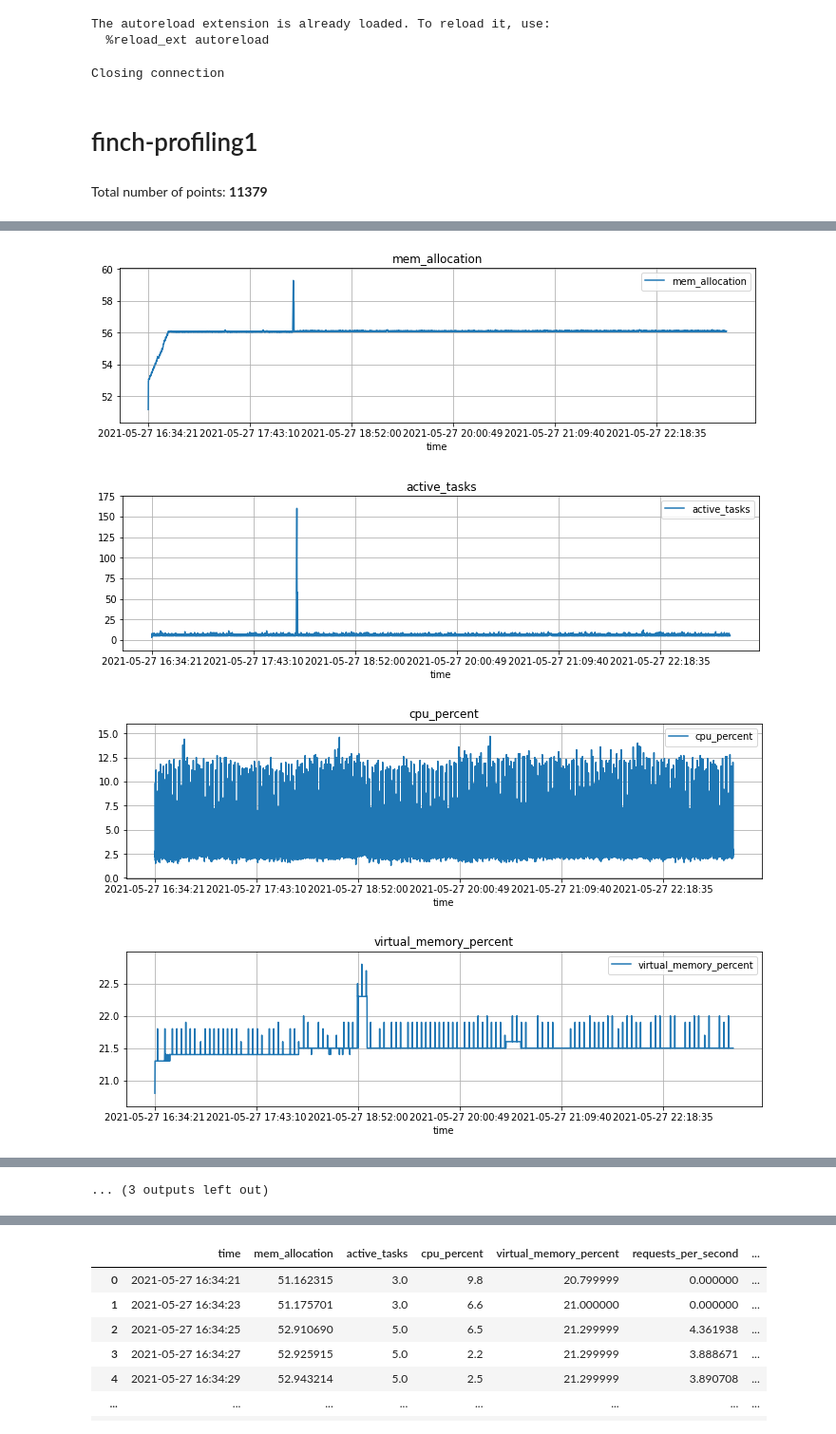
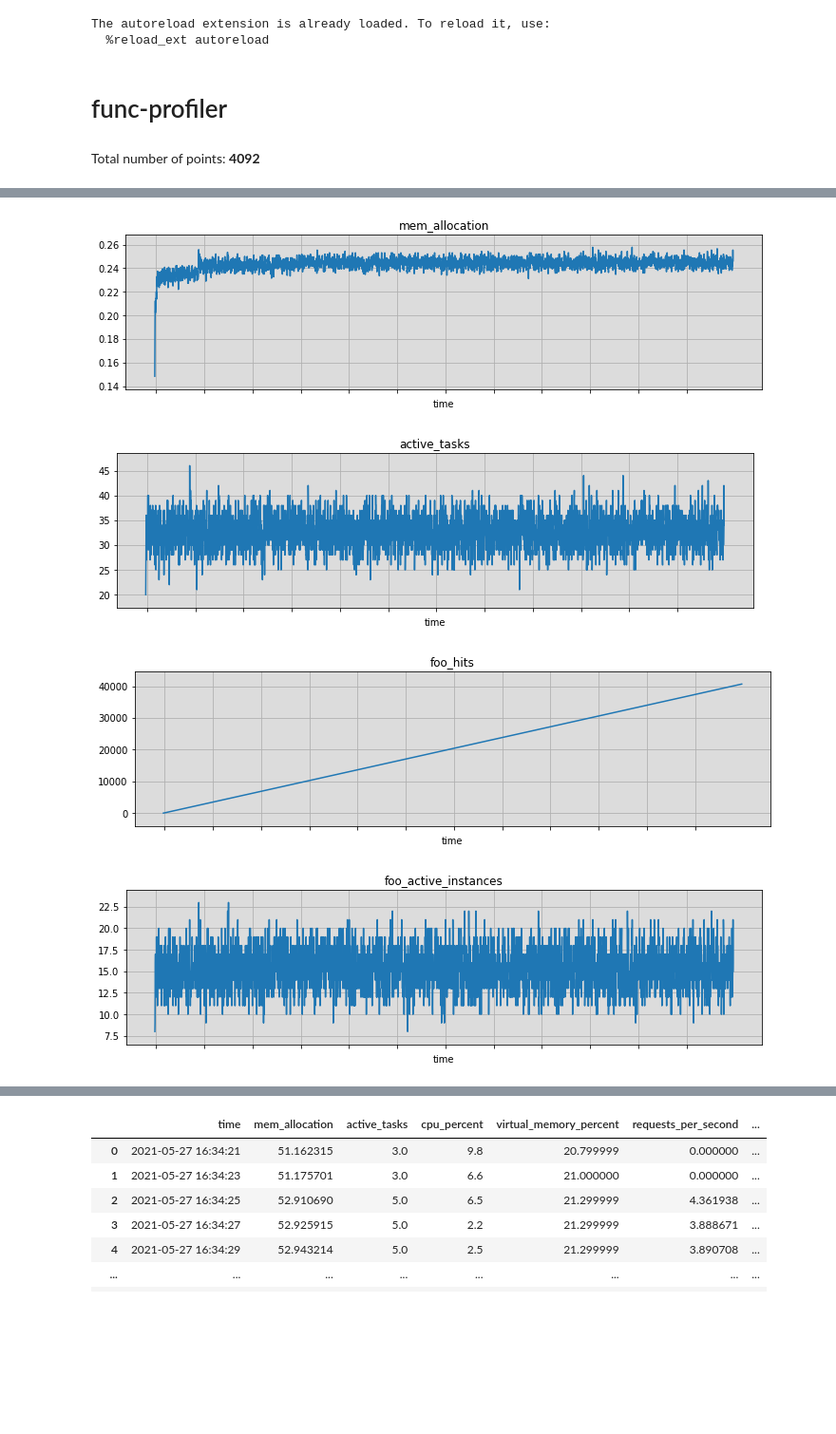
Before and after one commit to codingismycraft/mnemic, a Jupyter notebook: analytics/notebooks/Untitled.ipynb, the cells around one changed output, grey strips where cells are left out. Shown at 95% size. Cells and saved outputs as stored; diff of their text form; code cells hidden in the pictures; blank space fills up the shorter version.

```diff
--- a/analytics/notebooks/Untitled.ipynb
+++ b/analytics/notebooks/Untitled.ipynb
@@ -49,7 +43,10 @@ def show(txt):
 # %%
 
 #run_name = 'wow2'
-run_name = 'finch-profiling1'
+
+CONN_STR = f'postgresql://postgres:postgres123@localhost:5432/mnemic'
+run_name = 'func-profiler'
+utils.set_conn_str(CONN_STR)
 
 data = await utils.get_latest_trace(run_name)
 
@@ -57,8 +54,9 @@ df = pd.read_csv(StringIO(data))
 
 margin_factor = 0.1
 
+total_number_of_points = len(df)
 show(f"# {run_name}")
-show(f"Total number of points: <b>{len(df)}</b>")
+show(f"Total number of points: <b>{total_number_of_points}</b>")
 
 started = pd.to_datetime(df.iloc[0].time)
 ended = pd.to_datetime(df.iloc[-1].time)
@@ -72,7 +70,8 @@ for column_name in df.columns:
         continue
     min_value = min(df[column_name])
     max_value = max(df[column_name])
-    df.plot.line(x="time", y=column_name, rot=0, grid=True, figsize=(12,3),  title=column_name)
+
+    the_plot = df.plot.line(x="time", y=column_name, rot=0, grid=True, figsize=(12,3),  title=column_name, legend=False)
 
     if max_value > min_value:
         height = max_value - min_value
@@ -84,7 +83,11 @@ for column_name in df.columns:
     else:
         height = 0.2
         plt.ylim([min_value - height * margin_factor, max_value + height * margin_factor])
+
+    the_plot.set_facecolor('gainsboro')
+    x_ticks = np.arange(10, total_number_of_points, total_number_of_points / 12)
+    x_ticks = [int(index) for index in x_ticks]
+    plt.xticks(x_ticks)
 # %% [output]
-Closing connection
-# finch-profiling1
+# func-profiler
-Total number of points: <b>11379</b>
+Total number of points: <b>4092</b>
@@ -94,4 +97,4 @@ duration ...: <b>0 days 06:31:43</b>
-[figure, old version]
+[figure, new version]
-[figure, old version]
+[figure, new version]
-[figure, old version]
+[figure, new version]
-[figure, old version]
+[figure, new version]
@@ -100 +102,0 @@ duration ...: <b>0 days 06:31:43</b>
-... (3 outputs left out)
```
Also changed, not shown: parts of 3 cells of this notebook, 1 other file.
